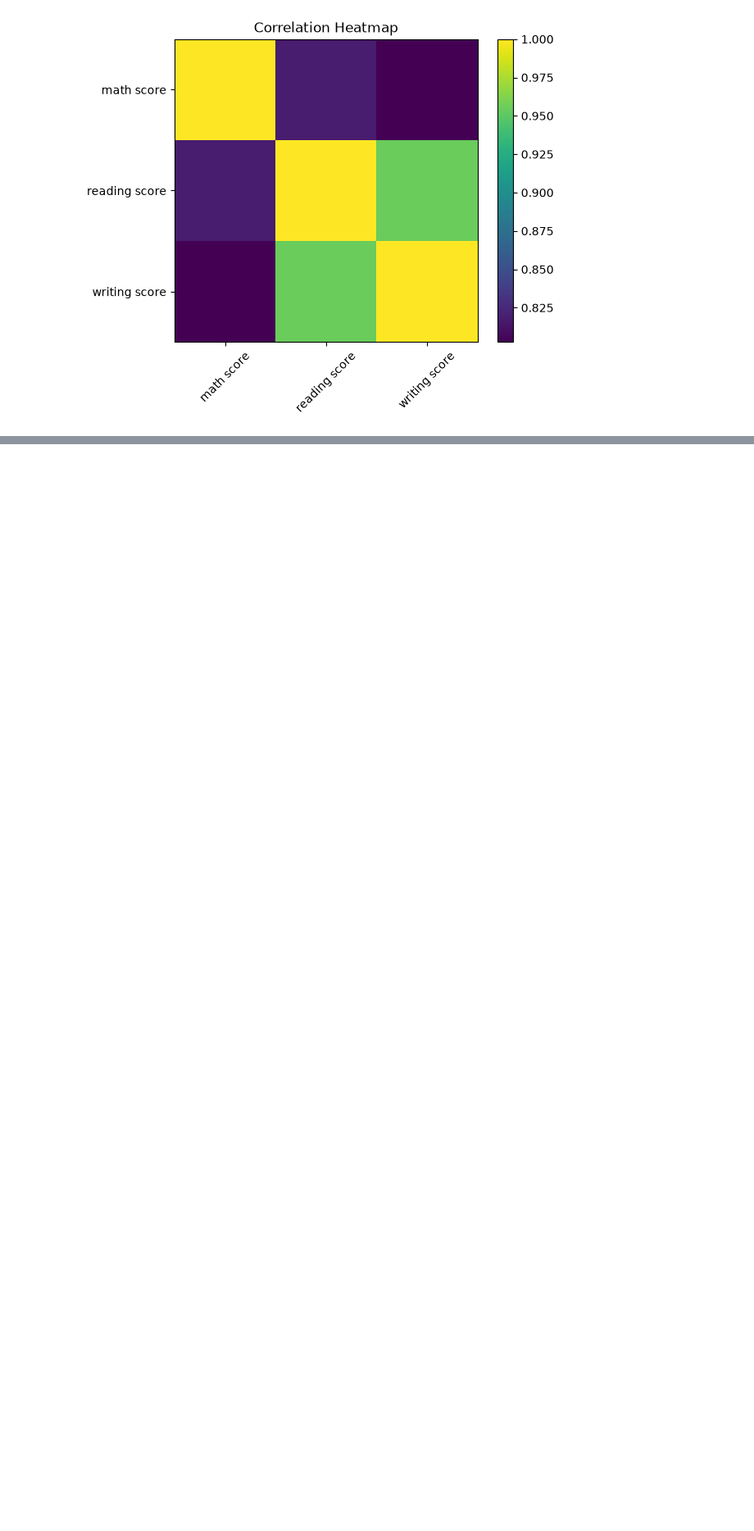
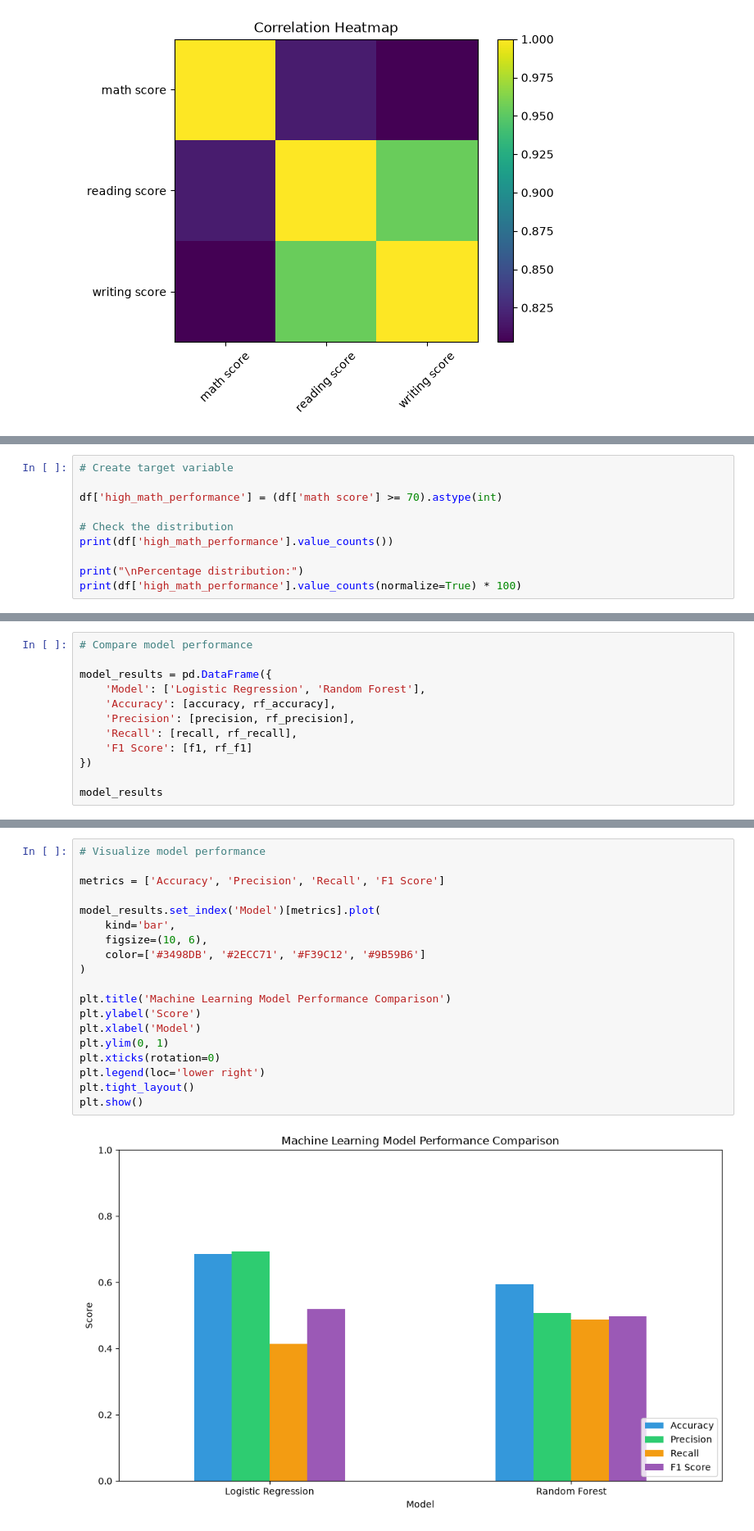
Before and after one commit to khushbu889/Student-Performance-Analytics, a Jupyter notebook: notebooks/student_performance_analysis.ipynb, the cells around one changed output, grey strips where cells are left out. Shown at 82% size. Drawn from its saved outputs; the diff is of its cells as text; blank space fills up the shorter version.

Commit message:
Upgrade student performance analytics project

```diff
--- a/notebooks/student_performance_analysis.ipynb
+++ b/notebooks/student_performance_analysis.ipynb
@@ -356,0 +579,10 @@ plt.show()
+# %%
+# Create target variable
+
+df['high_math_performance'] = (df['math score'] >= 70).astype(int)
+
+# Check the distribution
+print(df['high_math_performance'].value_counts())
+
+print("\nPercentage distribution:")
+print(df['high_math_performance'].value_counts(normalize=True) * 100)
@@ -356,0 +758,12 @@ plt.show()
+# %%
+# Compare model performance
+
+model_results = pd.DataFrame({
+    'Model': ['Logistic Regression', 'Random Forest'],
+    'Accuracy': [accuracy, rf_accuracy],
+    'Precision': [precision, rf_precision],
+    'Recall': [recall, rf_recall],
+    'F1 Score': [f1, rf_f1]
+})
+
+model_results
@@ -356,0 +774,21 @@ plt.show()
+# %%
+# Visualize model performance
+
+metrics = ['Accuracy', 'Precision', 'Recall', 'F1 Score']
+
+model_results.set_index('Model')[metrics].plot(
+    kind='bar',
+    figsize=(10, 6),
+    color=['#3498DB', '#2ECC71', '#F39C12', '#9B59B6']
+)
+
+plt.title('Machine Learning Model Performance Comparison')
+plt.ylabel('Score')
+plt.xlabel('Model')
+plt.ylim(0, 1)
+plt.xticks(rotation=0)
+plt.legend(loc='lower right')
+plt.tight_layout()
+plt.show()
+# %% [output]
+[figure, added]
```
Also changed, not shown: parts of 38 cells of this notebook, 2 other files.
